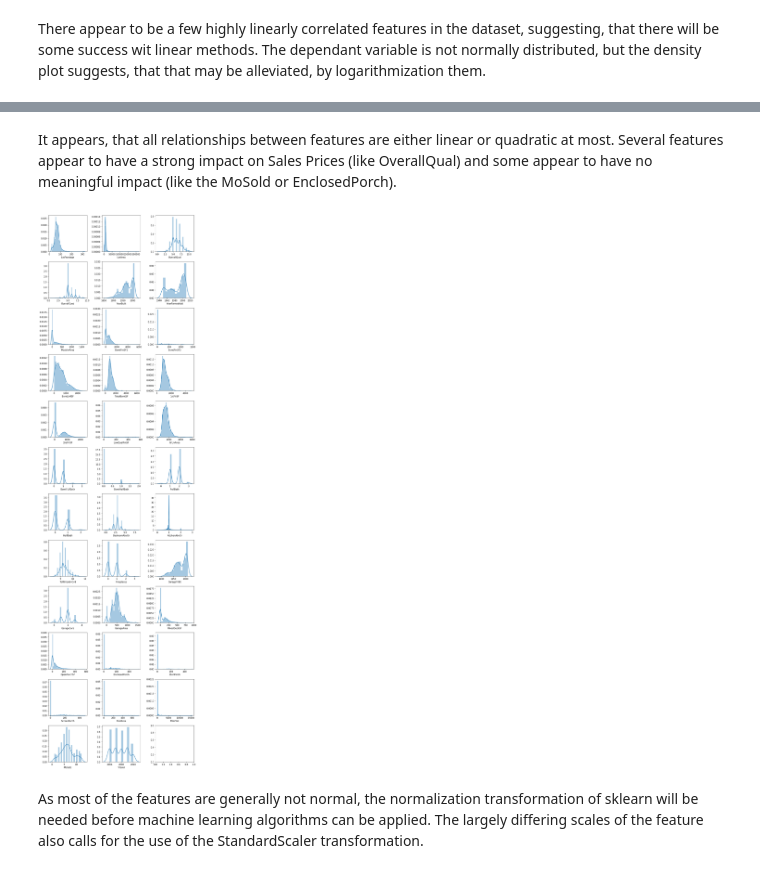
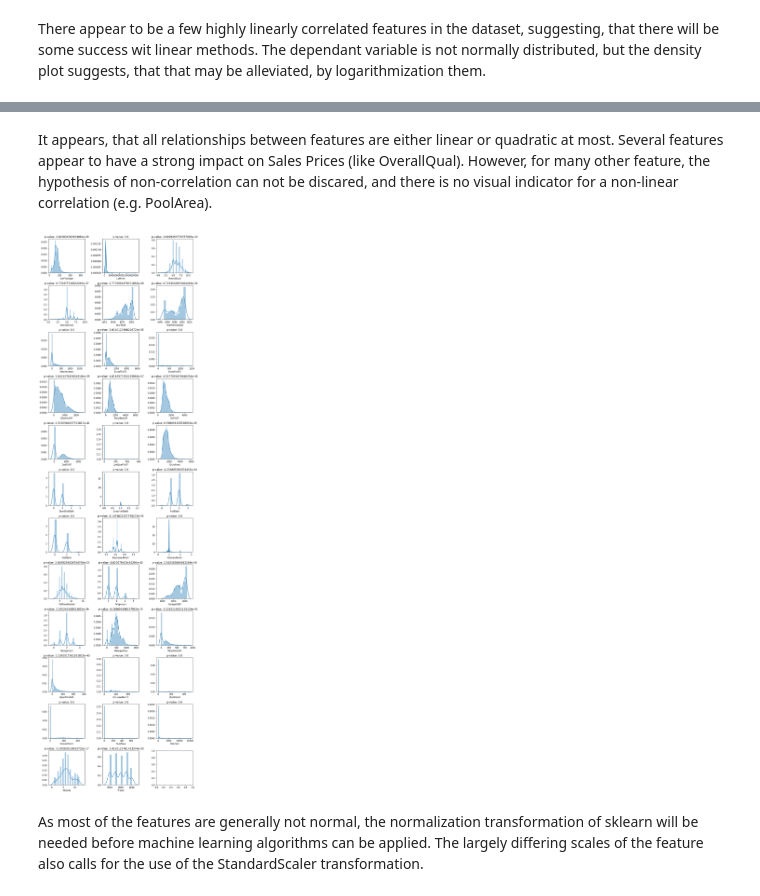
Before and after one commit to MarcoCaglia/kaggle-housing-prices, a Jupyter notebook: descriptive.ipynb, the cells around one changed output, grey strips where cells are left out. Cells and saved outputs as stored; diff of their text form; code cells hidden in the pictures.

Commit message:
Implemented Shapiro-Wilks tests for normality tests

```diff
--- a/descriptive.ipynb
+++ b/descriptive.ipynb
@@ -200,2 +203,2 @@ plt.show()
 # %% [markdown]
-It appears, that all relationships between features are either linear or quadratic at most. Several features appear to have a strong impact on Sales Prices (like OverallQual) and some appear to have no meaningful impact (like the MoSold or EnclosedPorch).
+It appears, that all relationships between features are either linear or quadratic at most. Several features appear to have a strong impact on Sales Prices (like OverallQual). However, for many other feature, the hypothesis of non-correlation can not be discared, and there is no visual indicator for a non-linear correlation (e.g. PoolArea).
@@ -204,18 +205,18 @@ It appears, that all relationships between features are either linear or quadrat
 # %%
 # Examining the distribution of numerical features
 fig, ax = plt.subplots(n_rows,n_cols,figsize=(n_cols*3.5,n_rows*3))
 i=0
 
 for row in range(n_rows):
     for col in range(n_cols):
         if i+1 < len(num_features):
             i+=1
-            sns.distplot(train_df[num_features[i]].dropna(),ax = ax [row][col])
+            sns.distplot(train_df[num_features[i]].dropna(),ax = ax [row][col]).set_title('p-value: {}'.format(shapiro(train_df[num_features[i]].dropna())[1]))
 
 plt.tight_layout()
 plt.show()
 # %% [output]
-[figure, old version]
+[figure, new version]
 # %% [markdown]
 As most of the features are generally not normal, the normalization transformation of sklearn will be needed before machine learning algorithms can be applied. The largely differing scales of the feature also calls for the use of the StandardScaler transformation.
 # %%
```
Also changed, not shown: parts of 6 cells of this notebook.
